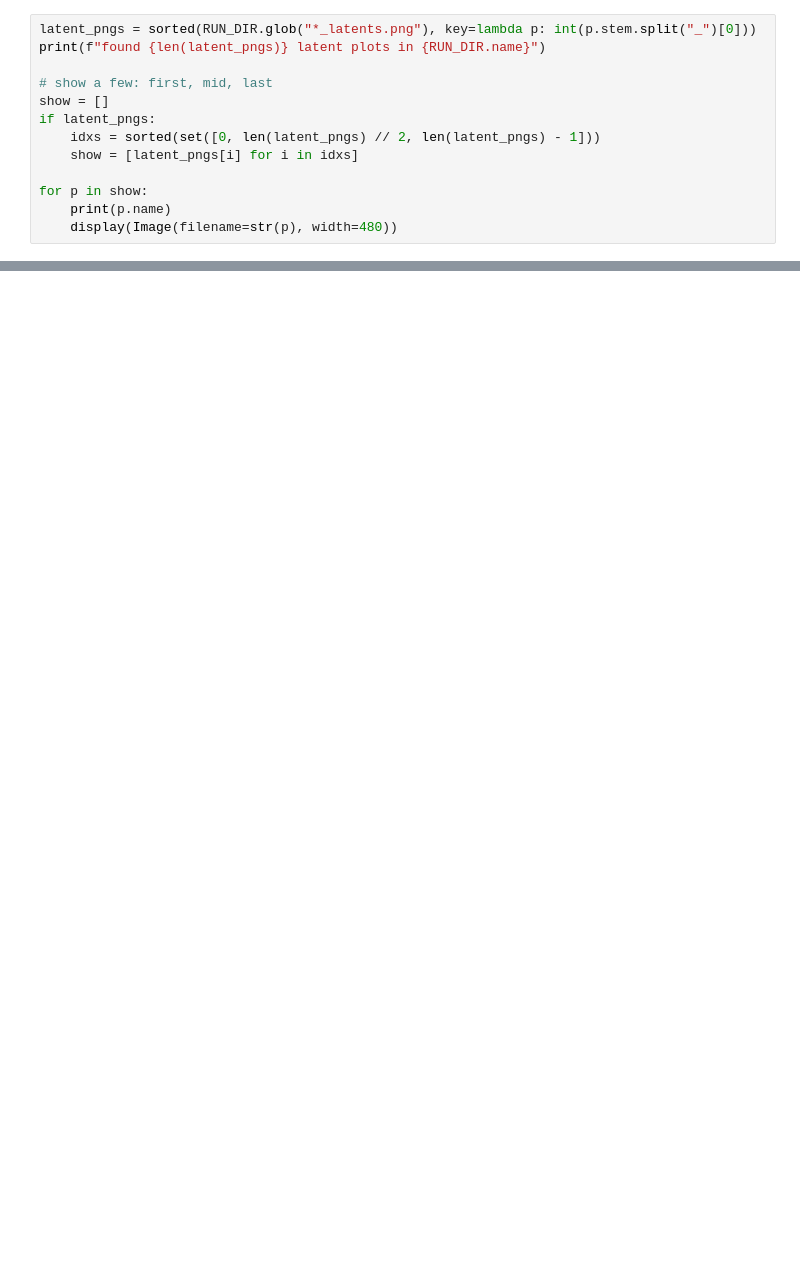
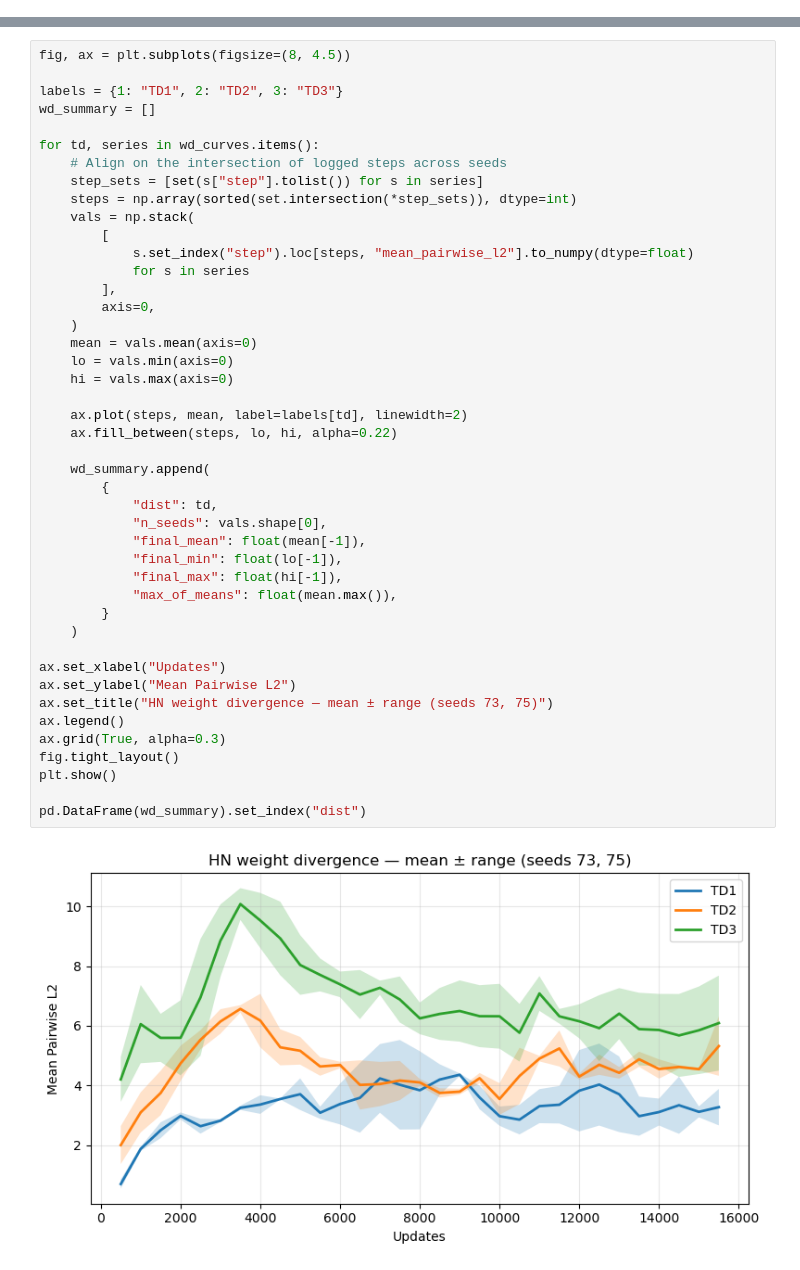
Before and after one commit to m-h3sh/hypex, a Jupyter notebook: scripts/exp3.ipynb, the cells around one changed output, grey strips where cells are left out. Drawn from its saved outputs; the diff is of its cells as text; blank space fills up the shorter version.

```diff
--- a/scripts/exp3.ipynb
+++ b/scripts/exp3.ipynb
@@ -304,13 +57,0 @@ PNGs written during training (`{iter}_latents.png`).
-# %%
-latent_pngs = sorted(RUN_DIR.glob("*_latents.png"), key=lambda p: int(p.stem.split("_")[0]))
-print(f"found {len(latent_pngs)} latent plots in {RUN_DIR.name}")
-
-# show a few: first, mid, last
-show = []
-if latent_pngs:
-    idxs = sorted(set([0, len(latent_pngs) // 2, len(latent_pngs) - 1]))
-    show = [latent_pngs[i] for i in idxs]
-
-for p in show:
-    print(p.name)
-    display(Image(filename=str(p), width=480))
@@ -363,0 +117,46 @@ display(pd.Series(snap, name="value").to_frame())
+# %%
+fig, ax = plt.subplots(figsize=(8, 4.5))
+
+labels = {1: "TD1", 2: "TD2", 3: "TD3"}
+wd_summary = []
+
+for td, series in wd_curves.items():
+    # Align on the intersection of logged steps across seeds
+    step_sets = [set(s["step"].tolist()) for s in series]
+    steps = np.array(sorted(set.intersection(*step_sets)), dtype=int)
+    vals = np.stack(
+        [
+            s.set_index("step").loc[steps, "mean_pairwise_l2"].to_numpy(dtype=float)
+            for s in series
+        ],
+        axis=0,
+    )
+    mean = vals.mean(axis=0)
+    lo = vals.min(axis=0)
+    hi = vals.max(axis=0)
+
+    ax.plot(steps, mean, label=labels[td], linewidth=2)
+    ax.fill_between(steps, lo, hi, alpha=0.22)
+
+    wd_summary.append(
+        {
+            "dist": td,
+            "n_seeds": vals.shape[0],
+            "final_mean": float(mean[-1]),
+            "final_min": float(lo[-1]),
+            "final_max": float(hi[-1]),
+            "max_of_means": float(mean.max()),
+        }
+    )
+
+ax.set_xlabel("Updates")
+ax.set_ylabel("Mean Pairwise L2")
+ax.set_title("HN weight divergence — mean ± range (seeds 73, 75)")
+ax.legend()
+ax.grid(True, alpha=0.3)
+fig.tight_layout()
+plt.show()
+
+pd.DataFrame(wd_summary).set_index("dist")
+# %% [output]
+[figure, added]
```
Also changed, not shown: parts of 28 cells of this notebook, 8 other files.
